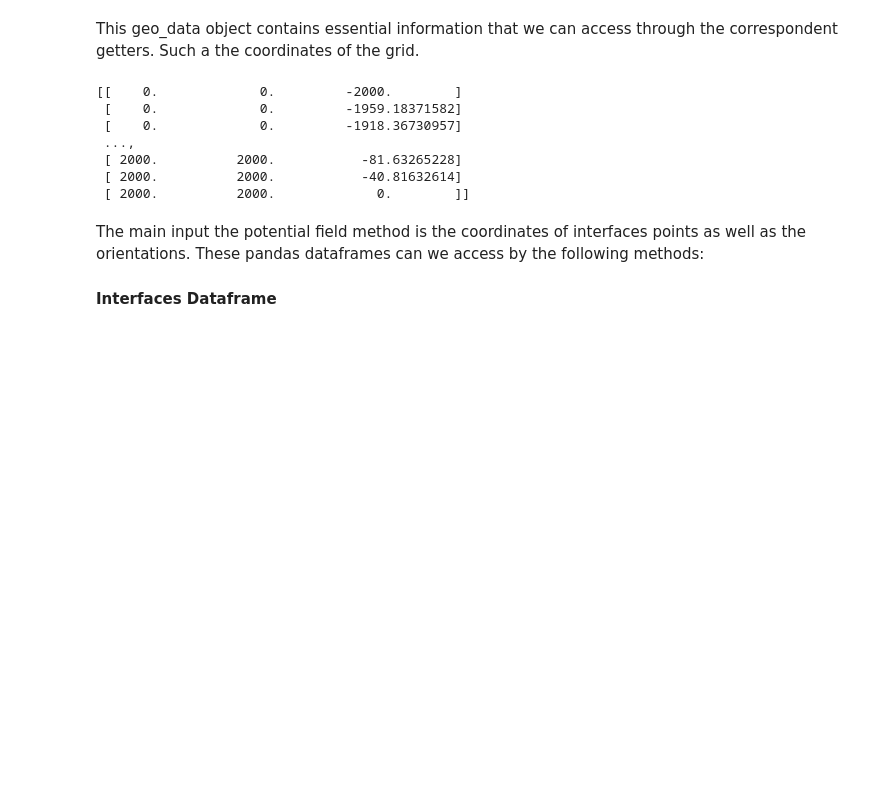
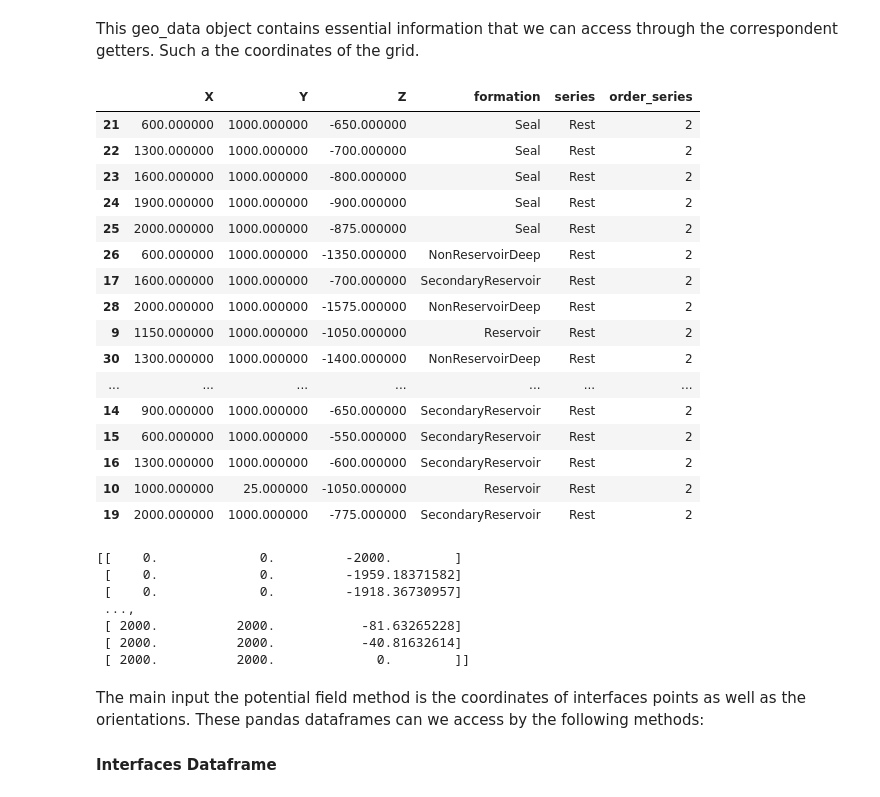
Before and after one commit to nre-aachen/gempy, a Jupyter notebook: Tutorial/ch1.ipynb, the cells around one changed output. Saved outputs shown, nothing was run; the diff lists cells and outputs as text; code cells hidden in the pictures; blank space fills up the shorter version.

```diff
--- a/Tutorial/ch1.ipynb
+++ b/Tutorial/ch1.ipynb
@@ -26,5 +40,25 @@ ModuleNotFoundError: No module named 'pandas.indexes'
 # %% [markdown]
 This geo_data object contains essential information that we can access through the correspondent getters. Such a the coordinates of the grid.
+# %%
+geo_data.interfaces
+# %% [output]
+|  | X | Y | Z | formation | series | order_series |
+| 21 | 600.000000 | 1000.000000 | -650.000000 | Seal | Rest | 2 |
+| 22 | 1300.000000 | 1000.000000 | -700.000000 | Seal | Rest | 2 |
+| 23 | 1600.000000 | 1000.000000 | -800.000000 | Seal | Rest | 2 |
+| 24 | 1900.000000 | 1000.000000 | -900.000000 | Seal | Rest | 2 |
+| 25 | 2000.000000 | 1000.000000 | -875.000000 | Seal | Rest | 2 |
+| 26 | 600.000000 | 1000.000000 | -1350.000000 | NonReservoirDeep | Rest | 2 |
+| 17 | 1600.000000 | 1000.000000 | -700.000000 | SecondaryReservoir | Rest | 2 |
+| 28 | 2000.000000 | 1000.000000 | -1575.000000 | NonReservoirDeep | Rest | 2 |
+| 9 | 1150.000000 | 1000.000000 | -1050.000000 | Reservoir | Rest | 2 |
+| 30 | 1300.000000 | 1000.000000 | -1400.000000 | NonReservoirDeep | Rest | 2 |
+| ... | ... | ... | ... | ... | ... | ... |
+| 14 | 900.000000 | 1000.000000 | -650.000000 | SecondaryReservoir | Rest | 2 |
+| 15 | 600.000000 | 1000.000000 | -550.000000 | SecondaryReservoir | Rest | 2 |
+| 16 | 1300.000000 | 1000.000000 | -600.000000 | SecondaryReservoir | Rest | 2 |
+| 10 | 1000.000000 | 25.000000 | -1050.000000 | Reservoir | Rest | 2 |
+| 19 | 2000.000000 | 1000.000000 | -775.000000 | SecondaryReservoir | Rest | 2 |
 # %%
 print(gp.get_grid(geo_data))
 # %% [output]
```
Also changed, not shown: parts of 2 cells of this notebook, 5 other files.
